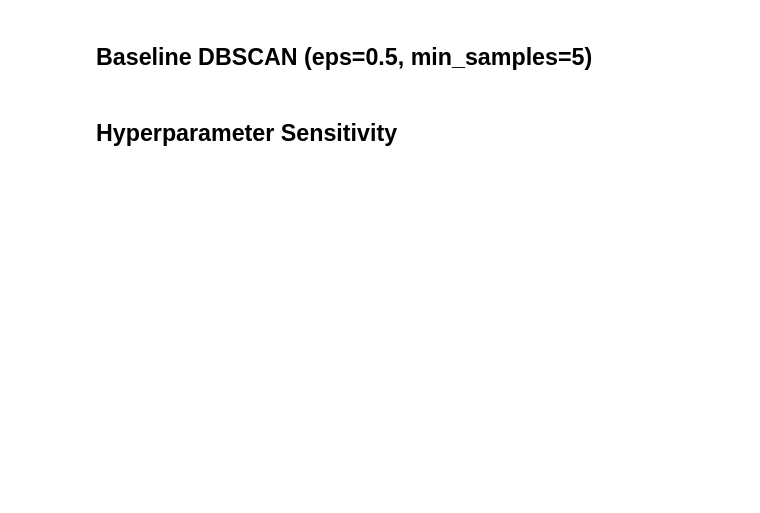
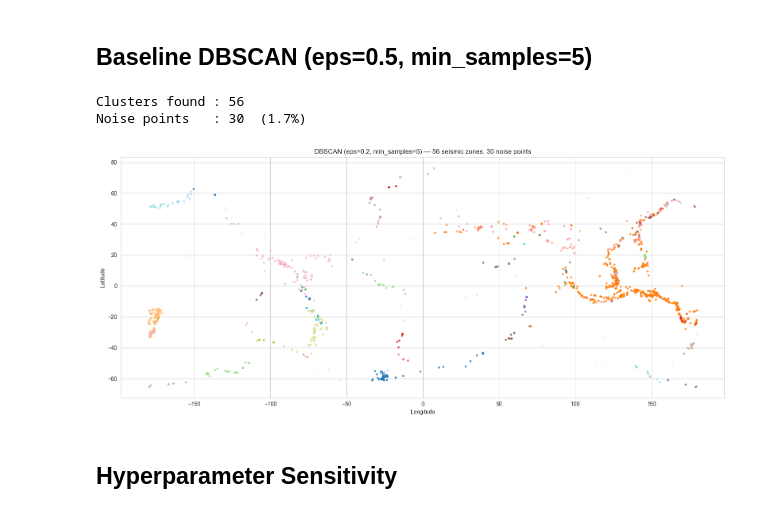
Before and after one commit to ashwinrao1/CMOR438-Spring-2026, a Jupyter notebook: notebooks/unsupervised_learning/DBScan/dbscan_example.ipynb, the cells around one changed output. Saved outputs shown, nothing was run; the diff lists cells and outputs as text; code cells hidden in the pictures; blank space fills up the shorter version.

Commit message:
fixing dbscan

```diff
--- a/notebooks/unsupervised_learning/DBScan/dbscan_example.ipynb
+++ b/notebooks/unsupervised_learning/DBScan/dbscan_example.ipynb
@@ -113,33 +133,36 @@ print(f"Samples: {X_scaled.shape[0]}  |  Features (standardised): {feat_names[0]
 # %% [markdown]
 ## Baseline DBSCAN (eps=0.5, min_samples=5)
 # %%
-db     = DBSCAN(eps=0.5, min_samples=5)
+db     = DBSCAN(eps=0.2, min_samples=5)
 db.fit(X_scaled)
 labels = db.labels_
 
 n_clusters = len(set(labels)) - (1 if -1 in labels else 0)
 n_noise    = int(np.sum(labels == -1))
-ars        = adjusted_rand_score(y_true, labels)
-print(f"Clusters found: {n_clusters}  |  Noise points: {n_noise}  |  ARS: {ars:.4f}")
+print(f"Clusters found : {n_clusters}")
+print(f"Noise points   : {n_noise}  ({100 * n_noise / len(labels):.1f}%)")
 
-cmap          = plt.get_cmap("tab10")
+cmap          = plt.get_cmap("tab20")
 unique_labels = sorted(set(labels))
 
-plt.figure(figsize=(7, 5))
+plt.figure(figsize=(16, 7))
 for lbl in unique_labels:
     m = labels == lbl
     if lbl == -1:
-        plt.scatter(X_scaled[m, 0], X_scaled[m, 1],
-                    color="black", marker="x", s=50, alpha=0.7, label="Noise")
+        plt.scatter(X_raw[m, 1], X_raw[m, 0],
+                    color="lightgrey", s=4, alpha=0.4, label="Noise", zorder=1)
     else:
-        plt.scatter(X_scaled[m, 0], X_scaled[m, 1],
-                    color=cmap(lbl % 10), s=30, alpha=0.7, label=f"Cluster {lbl}")
-plt.title(f"DBSCAN (eps=0.5, min_samples=5) -- {n_clusters} clusters, {n_noise} noise  |  ARS={ars:.3f}")
-plt.xlabel(f"{feat_names[0]} (standardised)")
-plt.ylabel(f"{feat_names[1]} (standardised)")
-plt.legend()
+        plt.scatter(X_raw[m, 1], X_raw[m, 0],
+                    color=cmap(lbl % 20), s=8, alpha=0.7, zorder=2)
+plt.title(f"DBSCAN (eps=0.2, min_samples=5) — {n_clusters} seismic zones, {n_noise} noise points")
+plt.xlabel("Longitude")
+plt.ylabel("Latitude")
 plt.tight_layout()
 plt.show()
+# %% [output]
+Clusters found : 56
+Noise points   : 30  (1.7%)
+[figure, added]
 # %% [markdown]
 ## Hyperparameter Sensitivity
 # %%
```
Also changed, not shown: parts of 9 cells of this notebook.
